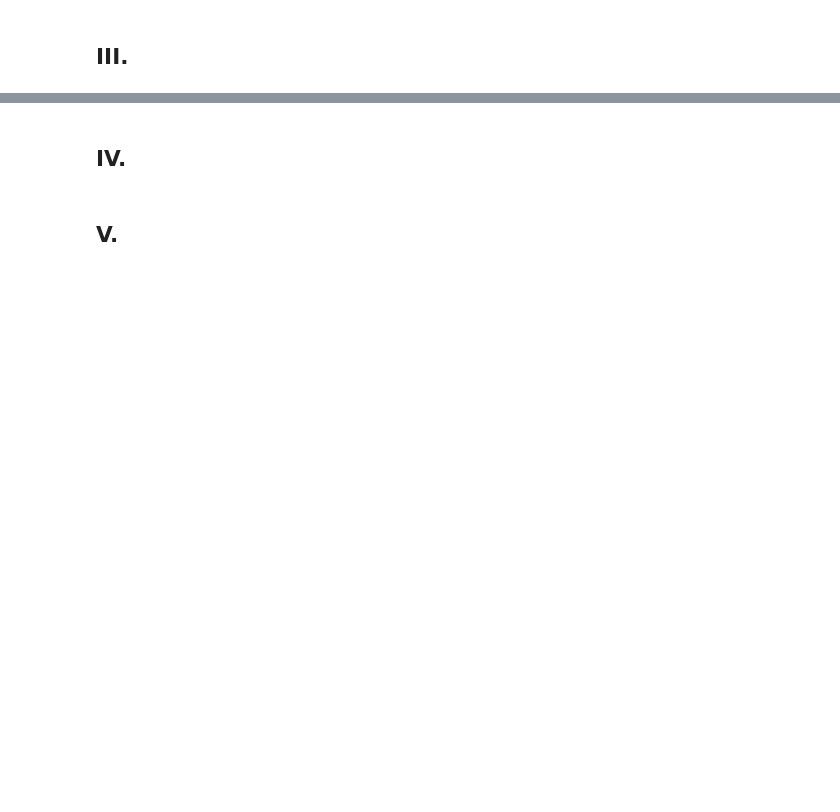
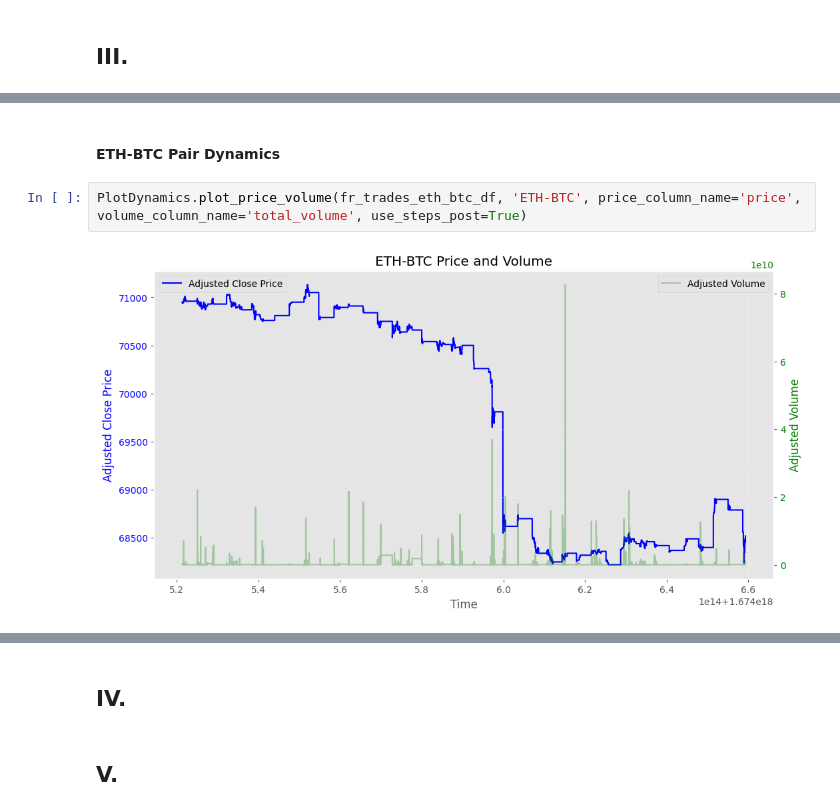
Before and after one commit to MrHumble-Bee/quantitative_trading_strategies, a Jupyter notebook: hw4_tradeflow/hw4_tradeflow.ipynb, the cells around one changed output, grey strips where cells are left out. Saved outputs shown, nothing was run; the diff lists cells and outputs as text; blank space fills up the shorter version.

```diff
--- a/hw4_tradeflow/hw4_tradeflow.ipynb
+++ b/hw4_tradeflow/hw4_tradeflow.ipynb
@@ -197,0 +490,6 @@ Compute.lagged_tradeflow(data, 'vol', 'side', 2)
+# %% [markdown]
+#### ETH-BTC Pair Dynamics
+# %%
+PlotDynamics.plot_price_volume(fr_trades_eth_btc_df, 'ETH-BTC', price_column_name='price', volume_column_name='total_volume', use_steps_post=True)
+# %% [output]
+[figure, added]
```
Also changed, not shown: parts of 32 cells of this notebook.
